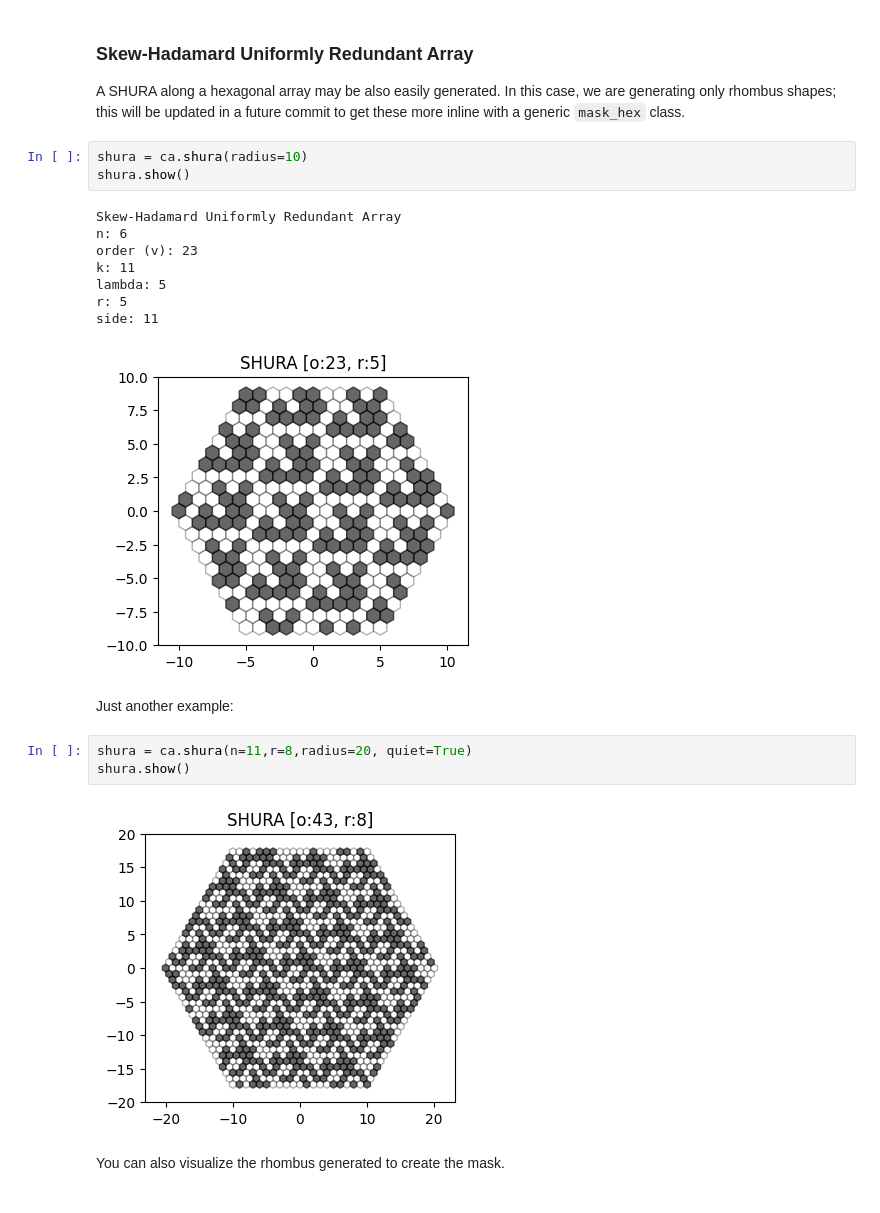
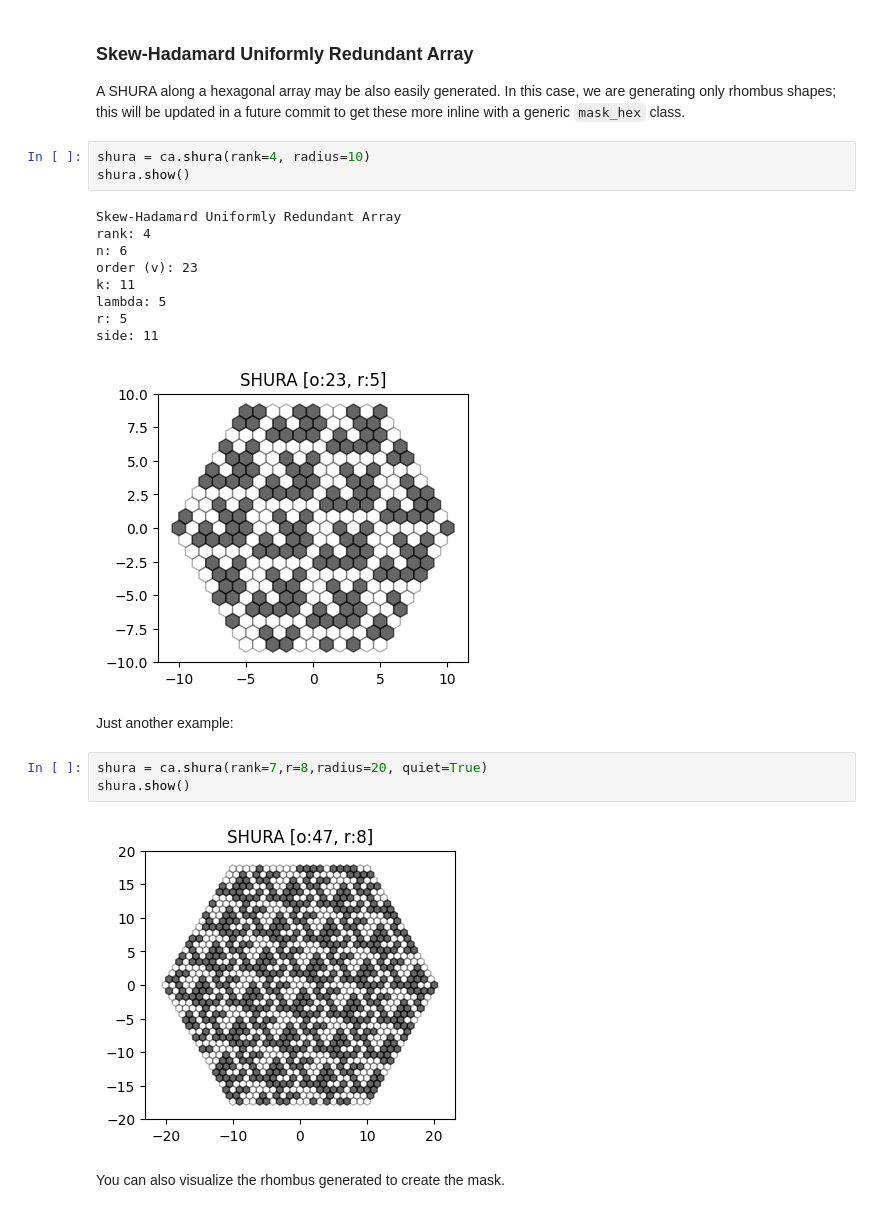
Before and after one commit to bpops/codedapertures, a Jupyter notebook: demo.ipynb, the cells around one changed output. Cells and saved outputs as stored; diff of their text form.

Commit message:
corrected mistake in shura implementation

```diff
--- a/demo.ipynb
+++ b/demo.ipynb
@@ -92,10 +92,11 @@ actual  fill factor: 0.53
 
 A SHURA along a hexagonal array may be also easily generated. In this case, we are generating only rhombus shapes; this will be updated in a future commit to get these more inline with a generic `mask_hex` class.
 # %%
-shura = ca.shura(radius=10)
+shura = ca.shura(rank=4, radius=10)
 shura.show()
 # %% [output]
 Skew-Hadamard Uniformly Redundant Array
+rank: 4
 n: 6
 order (v): 23
 k: 11
@@ -106,10 +107,10 @@ side: 11
 # %% [markdown]
 Just another example:
 # %%
-shura = ca.shura(n=11,r=8,radius=20, quiet=True)
+shura = ca.shura(rank=7,r=8,radius=20, quiet=True)
 shura.show()
 # %% [output]
-[figure, old version]
+[figure, new version]
 # %% [markdown]
 You can also visualize the rhombus generated to create the mask.
 # %%
```
Also changed, not shown: parts of 3 cells of this notebook, 1 other file.
